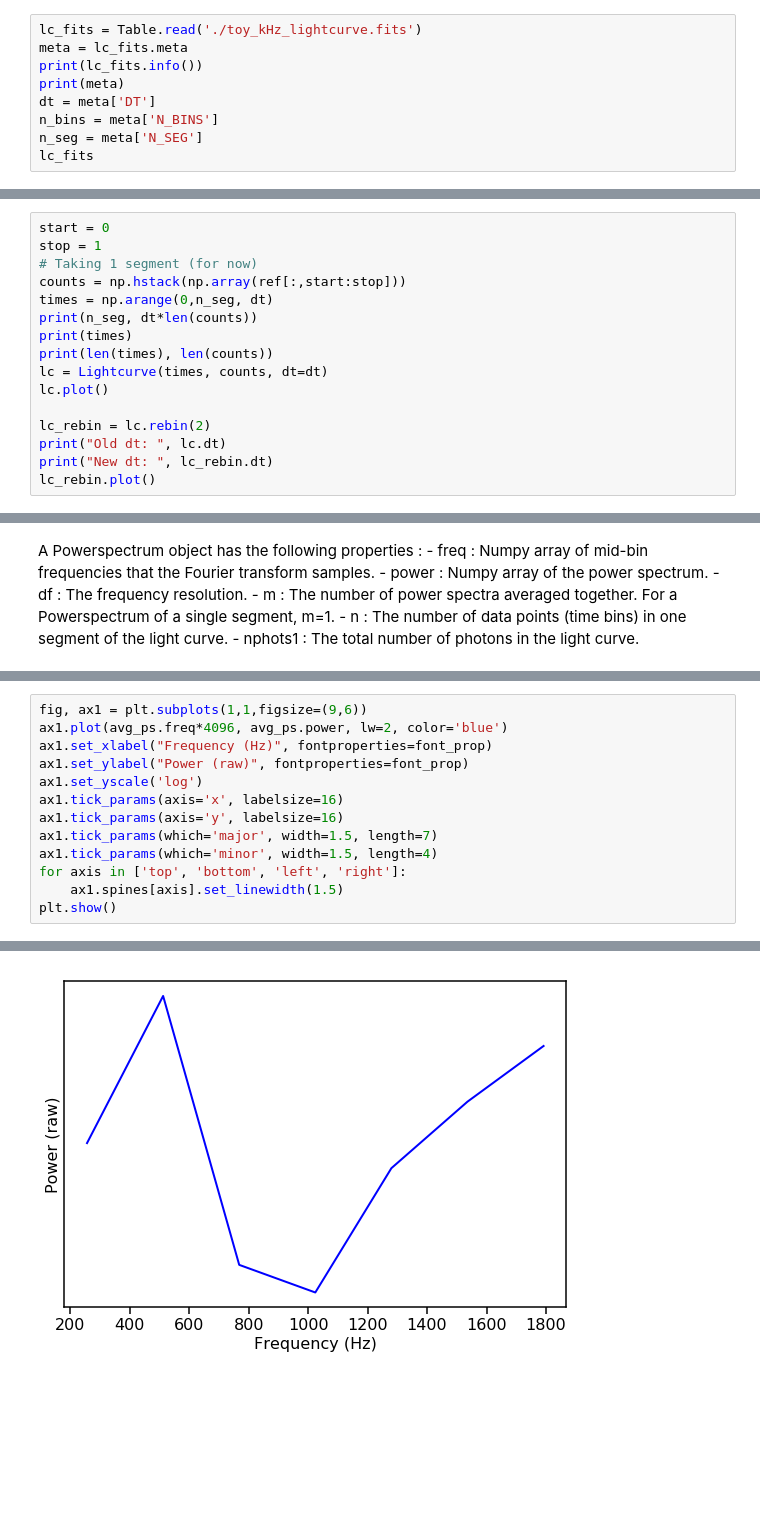
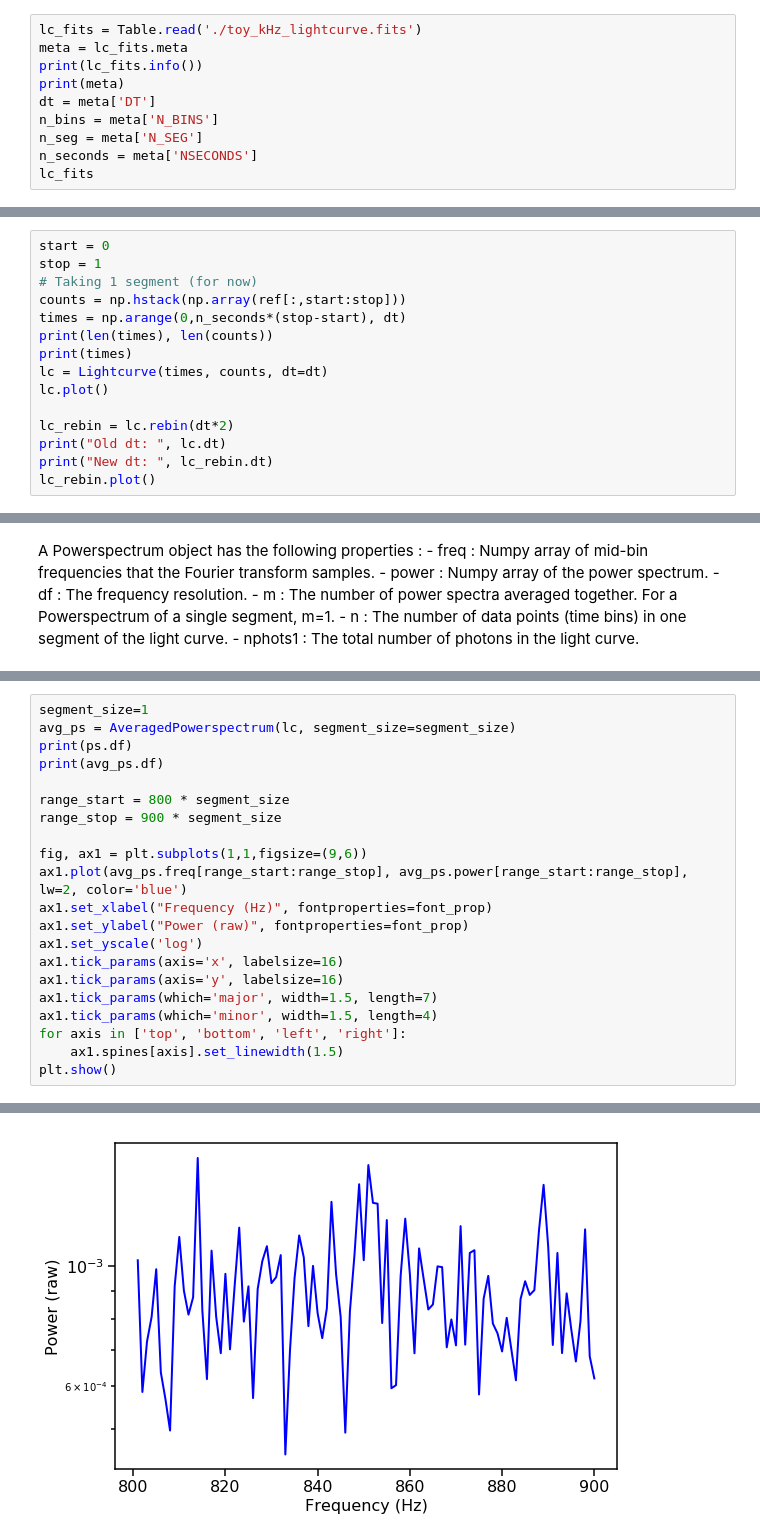
Before and after one commit to swapsha96/gsoc-learning, a Jupyter notebook: week0/Playing with kHz QPO.ipynb, the cells around one changed output, grey strips where cells are left out. Drawn from its saved outputs; the diff is of its cells as text; blank space fills up the shorter version.

```diff
--- a/week0/Playing with kHz QPO.ipynb
+++ b/week0/Playing with kHz QPO.ipynb
@@ -17,6 +17,7 @@ print(meta)
 dt = meta['DT']
 n_bins = meta['N_BINS']
 n_seg = meta['N_SEG']
+n_seconds = meta['NSECONDS']
 lc_fits
 # %% [output]
 <Table length=32768>
@@ -86,14 +87,13 @@ start = 0
 stop = 1
 # Taking 1 segment (for now)
 counts = np.hstack(np.array(ref[:,start:stop]))
-times = np.arange(0,n_seg, dt)
-print(n_seg, dt*len(counts))
+times = np.arange(0,n_seconds*(stop-start), dt)
+print(len(times), len(counts))
 print(times)
-print(len(times), len(counts))
 lc = Lightcurve(times, counts, dt=dt)
 lc.plot()
 
-lc_rebin = lc.rebin(2)
+lc_rebin = lc.rebin(dt*2)
 print("Old dt: ", lc.dt)
 print("New dt: ", lc_rebin.dt)
 lc_rebin.plot()
@@ -156,6 +151,14 @@ avg_ps.df
 # %%
+segment_size=1
+avg_ps = AveragedPowerspectrum(lc, segment_size=segment_size)
+print(ps.df)
+print(avg_ps.df)
+
+range_start = 800 * segment_size
+range_stop = 900 * segment_size
+
 fig, ax1 = plt.subplots(1,1,figsize=(9,6))
-ax1.plot(avg_ps.freq*4096, avg_ps.power, lw=2, color='blue')
+ax1.plot(avg_ps.freq[range_start:range_stop], avg_ps.power[range_start:range_stop], lw=2, color='blue')
 ax1.set_xlabel("Frequency (Hz)", fontproperties=font_prop)
 ax1.set_ylabel("Power (raw)", fontproperties=font_prop)
 ax1.set_yscale('log')
@@ -170 +175 @@ plt.show()
-[figure, old version]
+[figure, new version]
```
Also changed, not shown: parts of 10 cells of this notebook.
